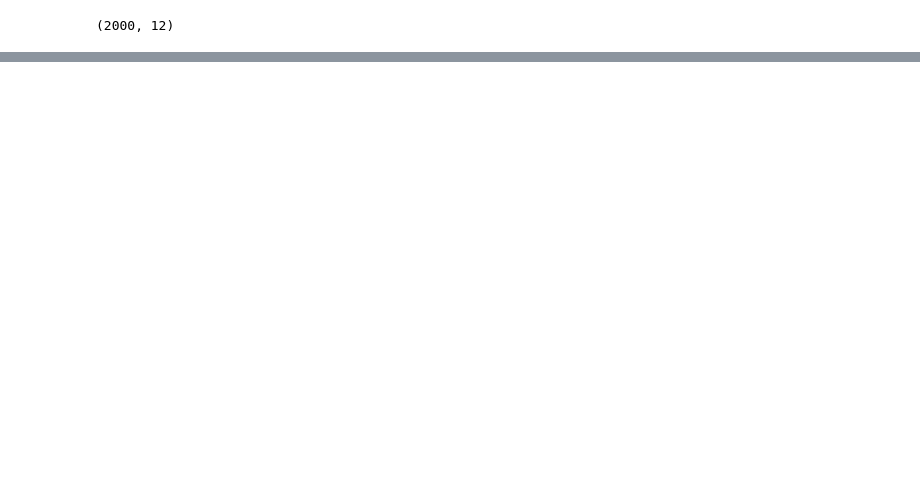
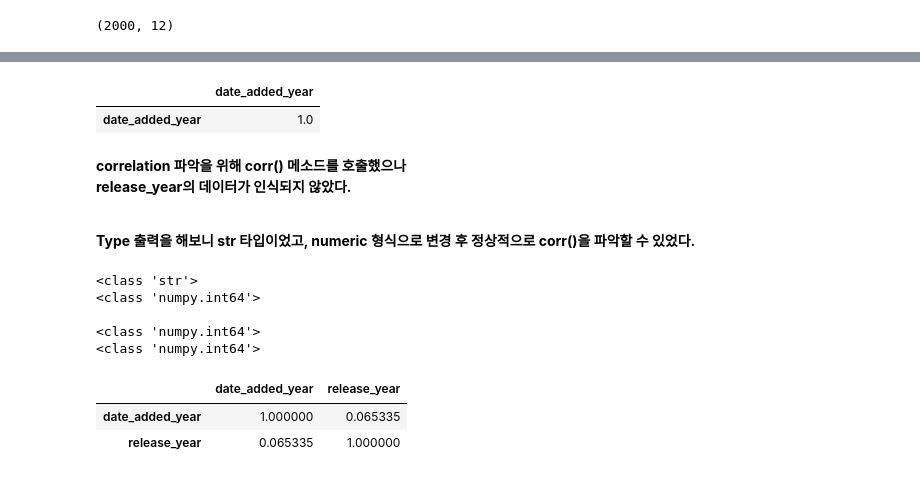
Before and after one commit to KxxHyoRim/Data-Mining, a Jupyter notebook: Netflix.ipynb, the cells around one changed output, grey strips where cells are left out. Cells and saved outputs as stored; diff of their text form; code cells hidden in the pictures; blank space fills up the shorter version.

Commit message:
Data Mining Assignment 3 -2(Netflix)

```diff
--- a/Netflix.ipynb
+++ b/Netflix.ipynb
@@ -130,0 +171,2 @@ for y in date_added:
+# %%
+date_added_year = pd.DataFrame(date_added_year, columns=['date_added_year'])
@@ -130,0 +177,5 @@ for y in date_added:
+# %%
+result_df['date_added_year'] = date_added_year
+result_df['release_year'] = df['release_year']
+
+result_df
@@ -130,0 +196,32 @@ for y in date_added:
+# %%
+result_df.corr()
+# %% [output]
+|  | date_added_year |
+| date_added_year | 1.0 |
+# %% [markdown]
+**correlation 파악을 위해 corr() 메소드를 호출했으나** <br>
+**release_year의 데이터가 인식되지 않았다.** <br><br>
+
+**Type 출력을 해보니 str 타입이었고, numeric 형식으로 변경 후 정상적으로 corr()을 파악할 수 있었다.**
+# %%
+print(type(result_df['release_year'][0]))
+print(type(result_df['date_added_year'][0]))
+
+# Type 변환
+result_df['release_year'] = pd.to_numeric(result_df['release_year'])
+
+print()
+print(type(result_df['release_year'][0]))
+print(type(result_df['date_added_year'][0]))
+# %% [output]
+<class 'str'>
+<class 'numpy.int64'>
+
+<class 'numpy.int64'>
+<class 'numpy.int64'>
+# %%
+result_df.corr()
+# %% [output]
+|  | date_added_year | release_year |
+| date_added_year | 1.000000 | 0.065335 |
+| release_year | 0.065335 | 1.000000 |
```
Also changed, not shown: parts of 23 cells of this notebook.
